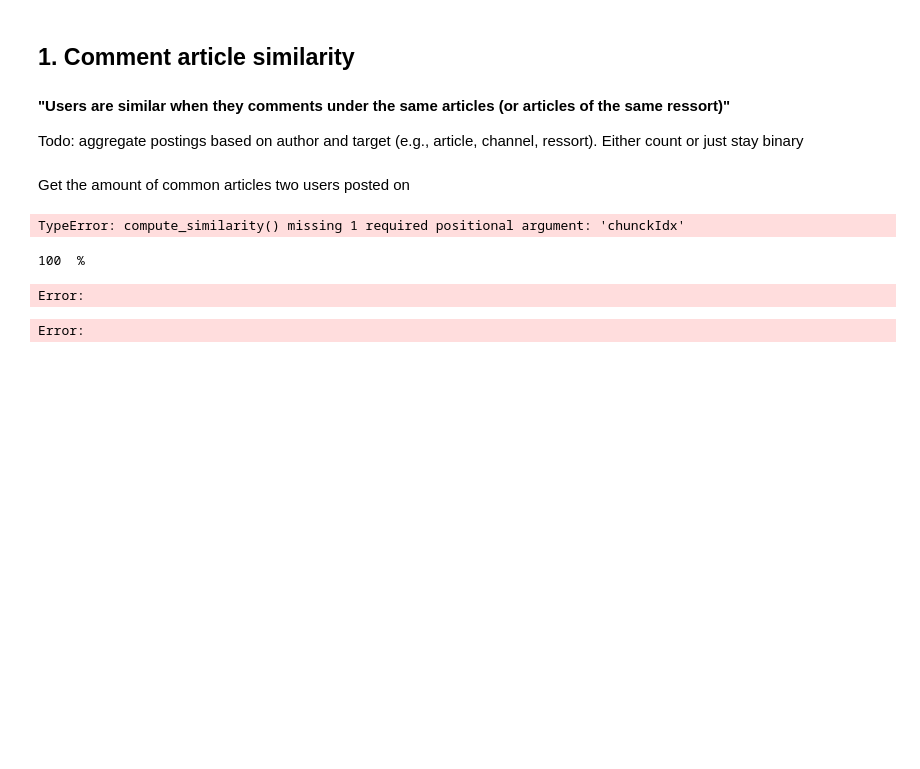
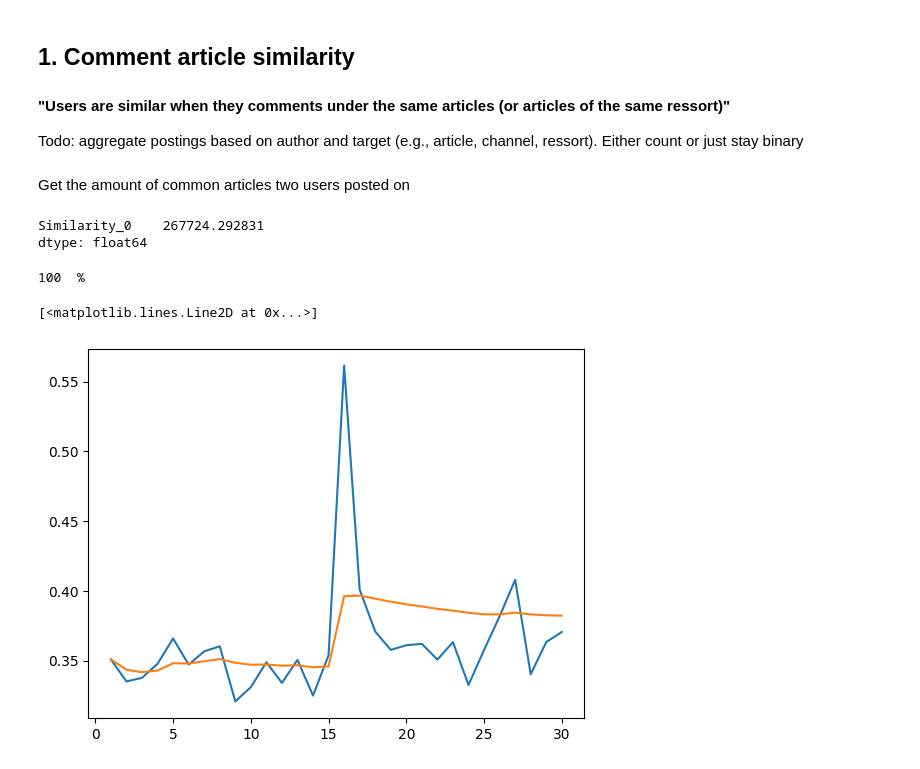
Before and after one commit to anaterovic/SNA, a Jupyter notebook: notebook.ipynb, the cells around one changed output. Drawn from its saved outputs; the diff is of its cells as text; code cells hidden in the pictures; blank space fills up the shorter version.

Commit message:
aggregated similarity + plot

```diff
--- a/notebook.ipynb
+++ b/notebook.ipynb
@@ -90,31 +90,40 @@ def compute_similarity(uu_overlap, user_num_articles, chunckIdx):
             print(uu_tuple)
         similarities += [[uu_tuple[0],uu_tuple[1], overlap / union]]
     return pd.DataFrame(similarities, columns=["A", "B", f"Similarity_{chunckIdx}"]).set_index(["A", "B"])
-# %%
-graph_article = create_graph(selected_postings, "ID_Article", "UserCommunityName")
-uu_overlap_article = compute_overlap(graph_article, selected_postings, "ID_Article")
-user_num_articles = user_lookup_df(selected_postings, "ID_Article")
-similarity_table_article = compute_similarity(uu_overlap_article, user_num_articles)
-similarity_table_article.to_csv("output/similarity_table_article_all.csv", index=False)
-del similarity_table_article, graph_article, uu_overlap_article, user_num_articles
-# %% [output]
-TypeError: compute_similarity() missing 1 required positional argument: 'chunckIdx'
 # %%
 def compute_time_base_similiarities(selected_postings, article_or_ressort, num_chunks=30):
-    #chunks = []
+    sum_sims= 0
+    n = 0
+    chunks = []
+    running_mean = []
     for chunckIdx, subset_df  in enumerate(np.array_split(selected_postings,num_chunks)):
         print(round(chunckIdx/num_chunks) *100, " %", end="\r")
         graph_ressort = create_graph(subset_df, article_or_ressort, "UserCommunityName")
         uu_overlap_ressort = compute_overlap(graph_ressort, subset_df, article_or_ressort)
         user_num_article_or_ressort = user_lookup_df(subset_df, article_or_ressort)
         similarity_table_ressort = compute_similarity(uu_overlap_ressort, user_num_article_or_ressort,chunckIdx)
-        #chunks += [similarity_table_ressort]
-        yield similarity_table_ressort
+        n += similarity_table_ressort.shape[0]
+        sum_sims += similarity_table_ressort.sum().item()
+        chunks += [similarity_table_ressort.mean()]
+        running_mean += [sum_sims / n]
+    return chunks, running_mean
+# %%
+time_similarity
+# %% [output]
+Similarity_0    267724.292831
+dtype: float64
 # %%
-time_similarity_df = compute_time_base_similiarities(selected_postings, "ID_Article",15)
-time_similarity_df = pd.concat(time_similarity_df, axis=1)
-time_similarity_df.to_csv("output/time_similarity_table_ressort.csv", index=False)
+time_similarity, time_similarity_running = compute_time_base_similiarities(selected_postings, "ID_Article")
+#time_similarity_df = pd.concat(time_similarity_df[0:3], axis=1)
+#time_similarity_df.to_csv("output/time_similarity_table_ressort.csv", index=False)
 # %% [output]
 100  %
-Error:
-Error:
+# %%
+# import matplotlib
+from matplotlib import pyplot as plt
+#time_similarity_df = pd.concat(time_similarity_running)
+plt.plot(range(1,31), time_similarity)
+plt.plot(range(1,31), time_similarity_running)
+# %% [output]
+[<matplotlib.lines.Line2D at 0x...>]
+[figure, added]
```
